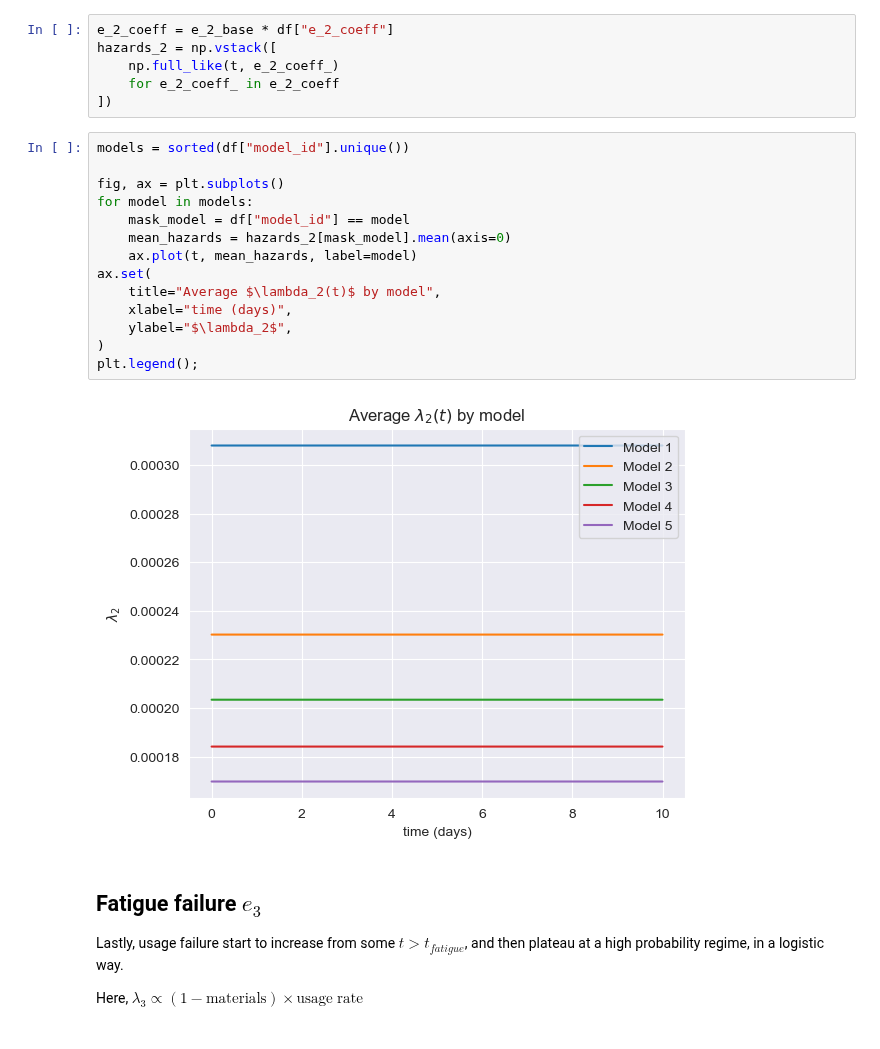
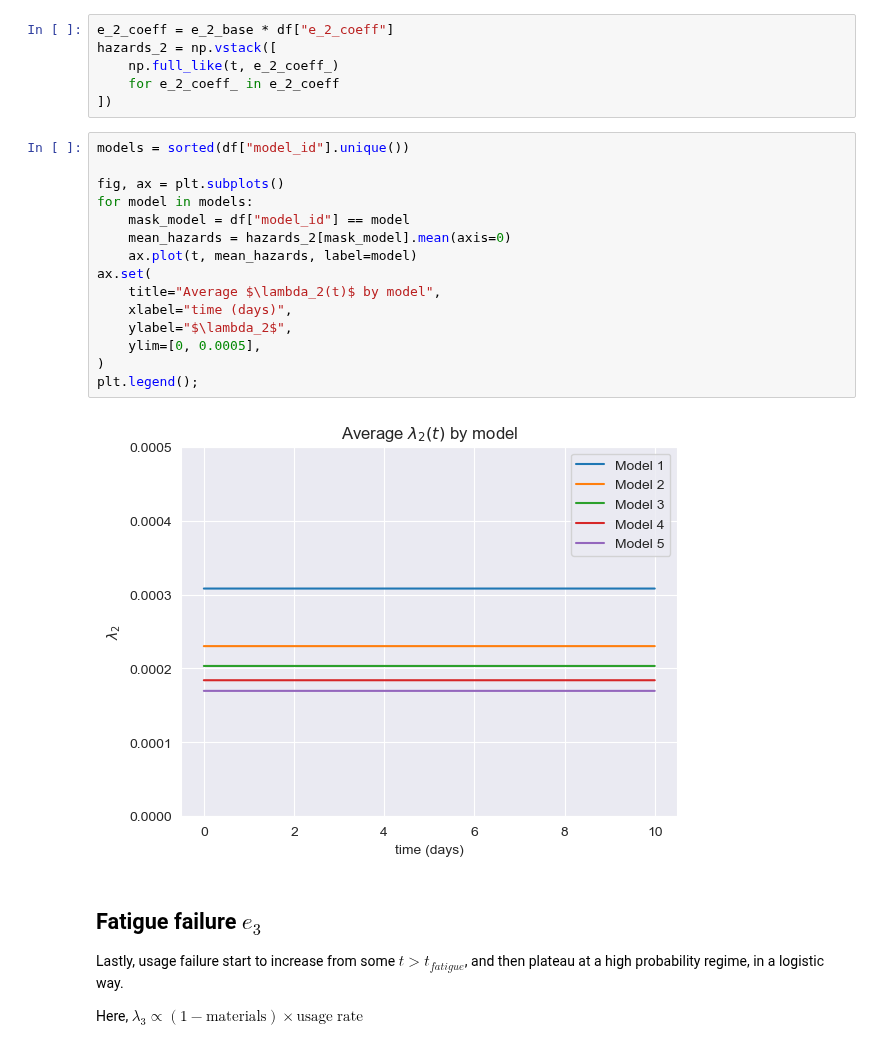
Before and after one commit to soda-inria/survival-analysis-benchmark, a Jupyter notebook: notebooks/truck_dataset.ipynb, the cells around one changed output. Cells and saved outputs as stored; diff of their text form.

```diff
--- a/notebooks/truck_dataset.ipynb
+++ b/notebooks/truck_dataset.ipynb
@@ -360,19 +360,20 @@ hazards_2 = np.vstack([
 # %%
 models = sorted(df["model_id"].unique())
 
 fig, ax = plt.subplots()
 for model in models:
     mask_model = df["model_id"] == model
     mean_hazards = hazards_2[mask_model].mean(axis=0)
     ax.plot(t, mean_hazards, label=model)
 ax.set(
     title="Average $\lambda_2(t)$ by model",
     xlabel="time (days)",
     ylabel="$\lambda_2$",
+    ylim=[0, 0.0005],
 )
 plt.legend();
 # %% [output]
-[figure, old version]
+[figure, new version]
 # %% [markdown]
 ## Fatigue failure $e_3$
 
```
Also changed, not shown: 2 other files.
